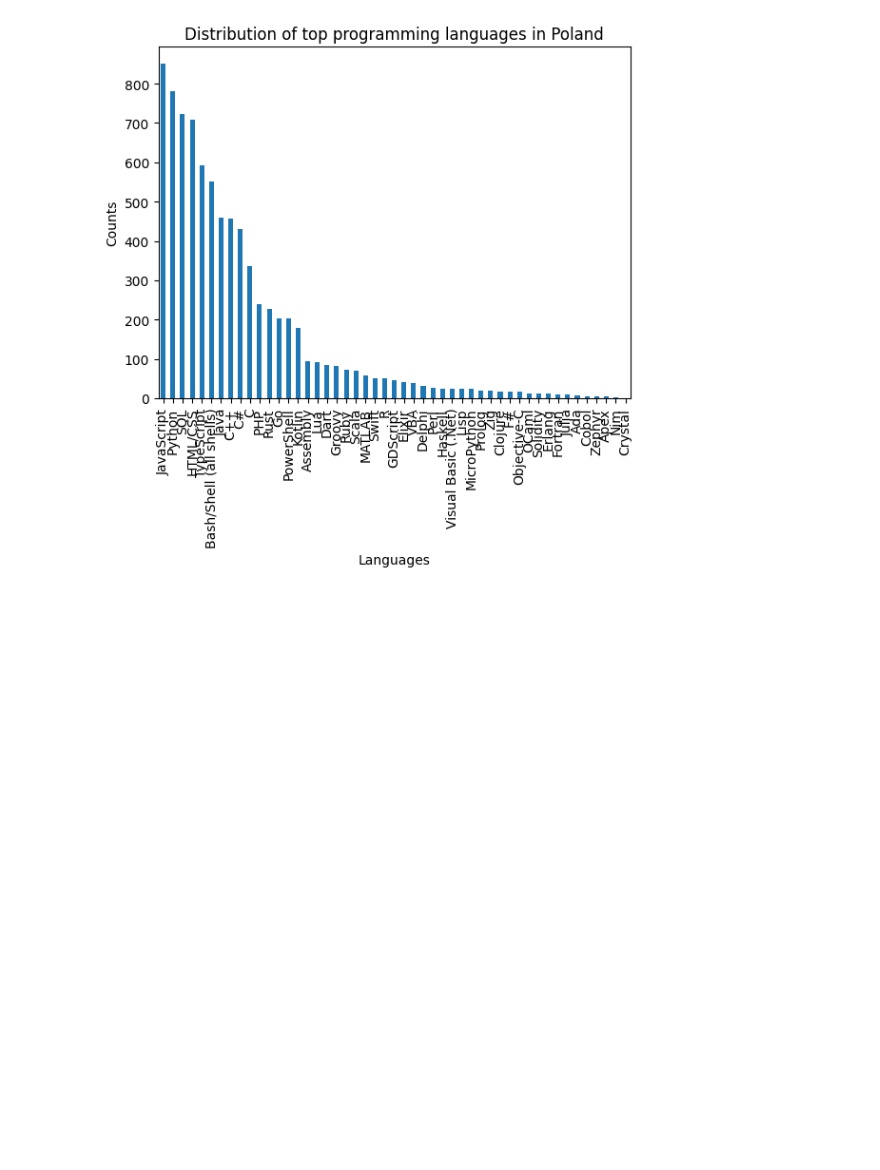
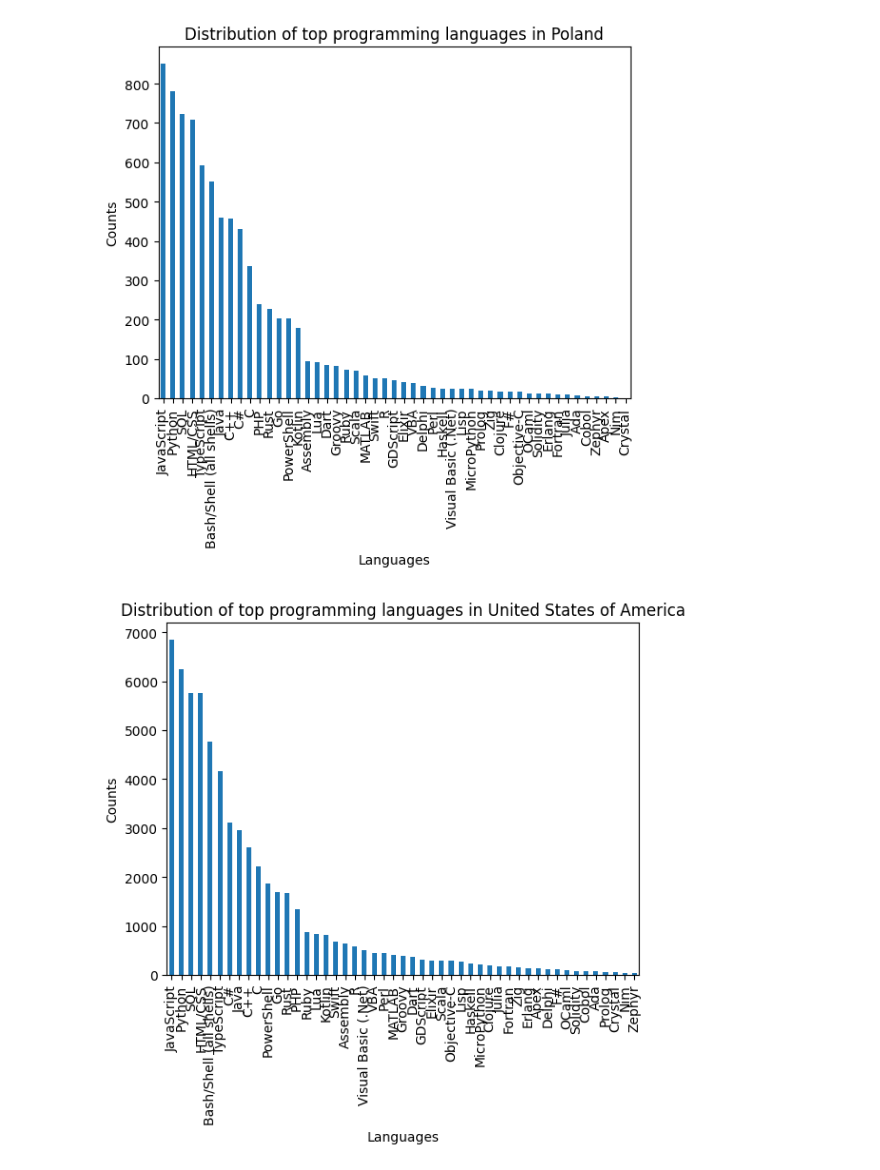
Before and after one commit to dev-evelin/ibm-data-analyst-capstone, a Jupyter notebook: notebooks/03_Exploratory_Data_Analysis.ipynb, the cells around one changed output. Cells and saved outputs as stored; diff of their text form; code cells hidden in the pictures; blank space fills up the shorter version.

```diff
--- a/notebooks/03_Exploratory_Data_Analysis.ipynb
+++ b/notebooks/03_Exploratory_Data_Analysis.ipynb
@@ -455,6 +456,20 @@ plt.ylabel("Counts")
 plt.show()
 # %% [output]
 [figure]
+# %%
+# Poland
+df["Country"].isnull().sum()
+df_usa = df[df["Country"] == "United States of America"]
+
+df_lang_usa = df_usa["LanguageHaveWorkedWith"].str.split(";").explode()
+
+df_lang_usa.value_counts().plot(kind="bar")
+plt.title("Distribution of top programming languages in United States of America")
+plt.xlabel("Languages")
+plt.ylabel("Counts")
+plt.show()
+# %% [output]
+[figure, added]
 # %%
 df_poland = df[df["Country"] == "Poland"]
 
```
Also changed, not shown: parts of 20 cells of this notebook.
